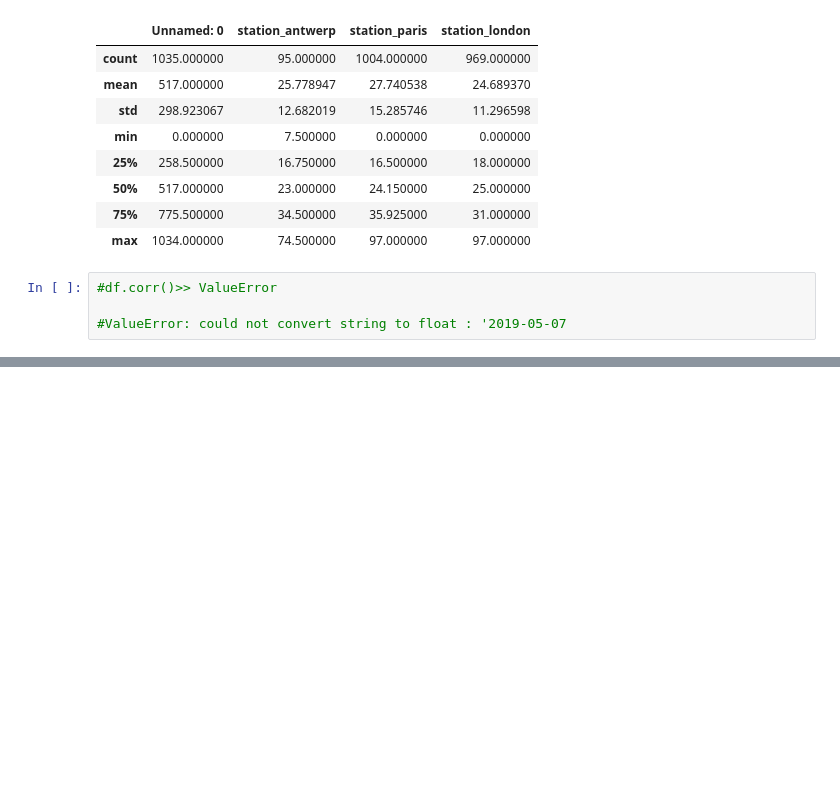
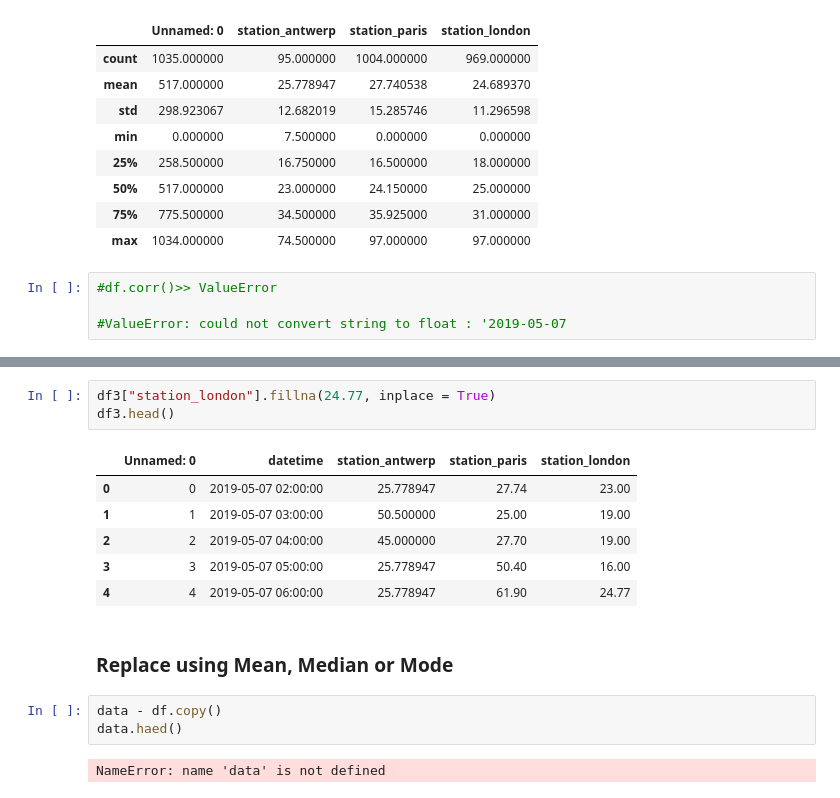
Before and after one commit to Dipak-Jagadale/Pandas, a Jupyter notebook: Dipak_start_to_end_Pandas.ipynb, the cells around one changed output, grey strips where cells are left out. Drawn from its saved outputs; the diff is of its cells as text; blank space fills up the shorter version.

```diff
--- a/Dipak_start_to_end_Pandas.ipynb
+++ b/Dipak_start_to_end_Pandas.ipynb
@@ -1065,0 +1131,17 @@ df2.
+# %%
+df3["station_london"].fillna(24.77, inplace = True)
+df3.head()
+# %% [output]
+|  | Unnamed: 0 | datetime | station_antwerp | station_paris | station_london |
+| 0 | 0 | 2019-05-07 02:00:00 | 25.778947 | 27.74 | 23.00 |
+| 1 | 1 | 2019-05-07 03:00:00 | 50.500000 | 25.00 | 19.00 |
+| 2 | 2 | 2019-05-07 04:00:00 | 45.000000 | 27.70 | 19.00 |
+| 3 | 3 | 2019-05-07 05:00:00 | 25.778947 | 50.40 | 16.00 |
+| 4 | 4 | 2019-05-07 06:00:00 | 25.778947 | 61.90 | 24.77 |
+# %% [markdown]
+### Replace using Mean, Median or Mode
+# %%
+data - df.copy()
+data.haed()
+# %% [output]
+NameError: name 'data' is not defined
```
Also changed, not shown: parts of 57 cells of this notebook.
